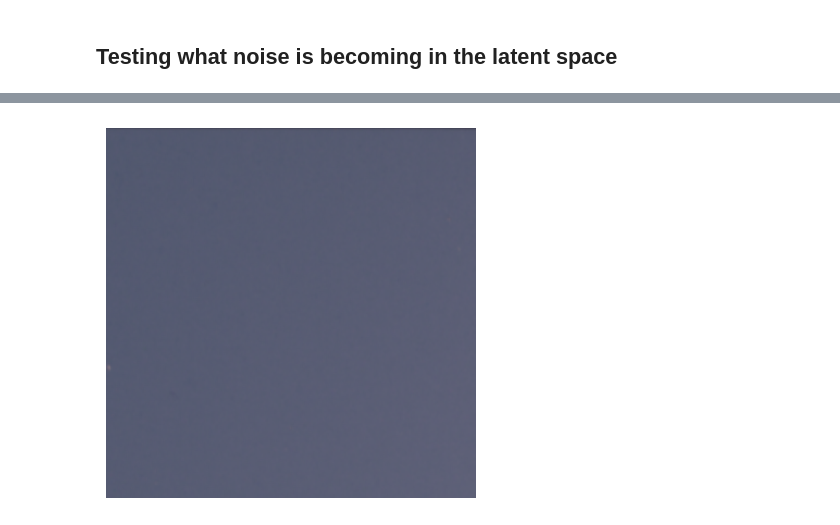
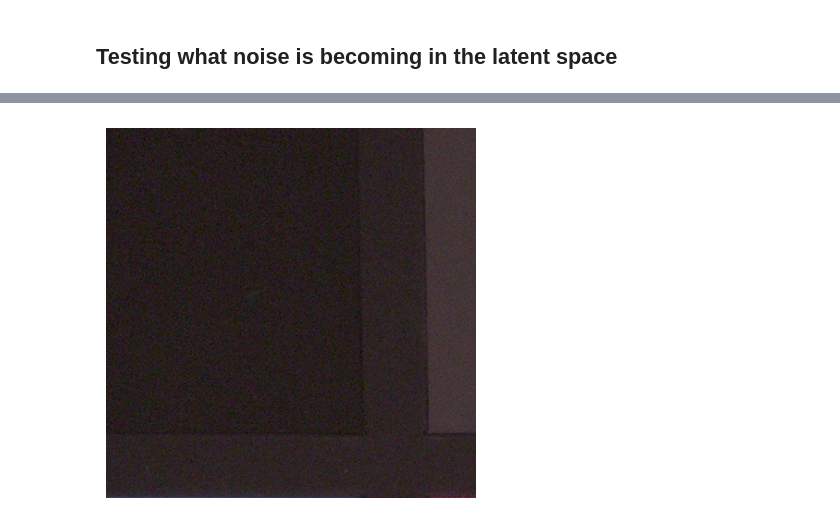
Before and after one commit to TheTrigun99/ProjectsDL, a Jupyter notebook: codingpapers/Latent1.ipynb, the cells around one changed output, grey strips where cells are left out. Cells and saved outputs as stored; diff of their text form; code cells hidden in the pictures.

```diff
--- a/codingpapers/Latent1.ipynb
+++ b/codingpapers/Latent1.ipynb
@@ -380,5 +370,6 @@ i, j, h, w = 200, 200, 400, 400
 # %%
-plot_decoded(F.crop((transforms(normal)[None, :, :, :]),1000, 1000, 400, 400))
+from torchvision.transforms.v2 import functional as F
+plot_decoded(F.crop((transforms(noisy)[None, :, :, :]),600, 1200, 400, 400))
 # %% [output]
-[figure, old version]
+[figure, new version]
 # %%
```
Also changed, not shown: parts of 8 cells of this notebook, 1 other file.
